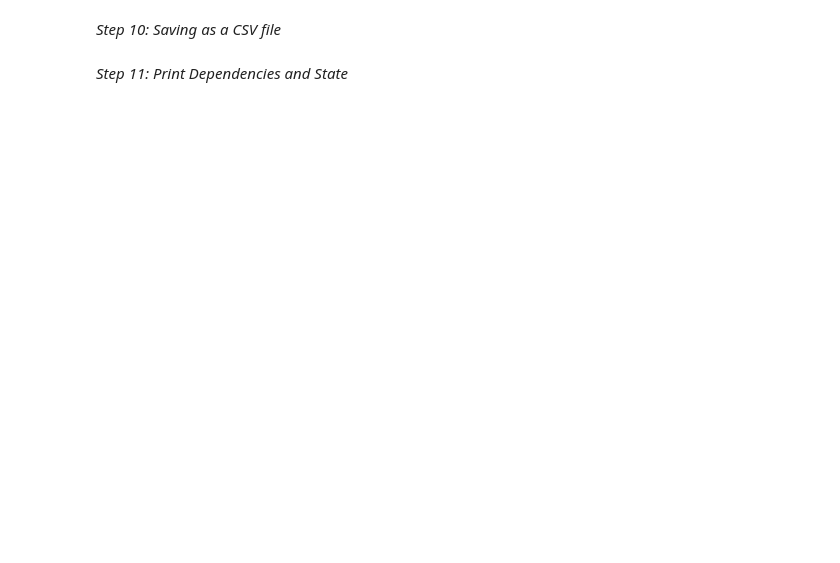
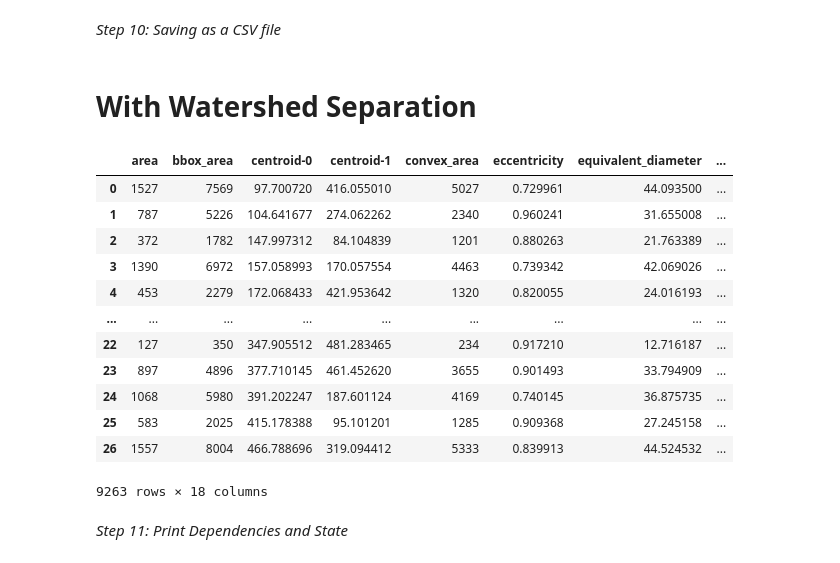
Before and after one commit to Nance-Lab/cellmorphflows, a Jupyter notebook: Dahl_Mglur5/2_Dahl_Mglur5_segmentation.ipynb, the cells around one changed output. Drawn from its saved outputs; the diff is of its cells as text; code cells hidden in the pictures; blank space fills up the shorter version.

```diff
--- a/Dahl_Mglur5/2_Dahl_Mglur5_segmentation.ipynb
+++ b/Dahl_Mglur5/2_Dahl_Mglur5_segmentation.ipynb
@@ -172,0 +146,59 @@ df.to_csv('/Users/hhelmbre/Desktop/Mglur5_publication_analysis/mean_threshold_qu
+# %% [markdown]
+# With Watershed Separation
+# %%
+j = 0
+df=[]
+source_dir = '/Users/hhelmbre/Desktop/Mglur5_publication_analysis/'
+
+for names in file_list:
+        file_name = str(cell_folder + '/' + names)
+        new_binary_mean = np.load(file_name)
+        label_image = label(new_binary_mean)
+
+        #Need to add in a separation step here
+        distance = ndimage.distance_transform_edt(label_image)
+        coords = peak_local_max(distance, footprint=np.ones((265, 265)), labels=label_image)
+        mask = np.zeros(distance.shape, dtype=bool)
+        mask[tuple(coords.T)] = True
+        markers, _ = ndimage.label(mask)
+        labels = watershed(-distance, markers, mask=label_image)
+
+        #Feel free to add them here as well. The computational time is pretty efficient
+        props = measure.regionprops_table(labels, properties=(properties_list))
+
+        if j == 0:
+            df = pd.DataFrame(props)
+            df['filename'] = names
+        else:
+            df2 = pd.DataFrame(props)
+            df2['filename'] = names
+            df = df.append(df2)
+
+        #Add in saving the segmentation labeled images
+        short_im_name = file_name.split('/')[6]
+        plt.imsave(str(source_dir + 'labeled_with_watershed/' + short_im_name[:-4] + '_labled_with_watershed.png'), labels)
+
+        j = 1
+# %%
+#Circularity
+df['circularity'] = 4*np.pi*df.area/df.perimeter**2
+
+#Aspect Ratio
+df['aspect_ratio'] = df.major_axis_length/df.minor_axis_length
+
+#viewing df
+df
+# %% [output]
+|  | area | bbox_area | centroid-0 | centroid-1 | convex_area | eccentricity | equivalent_diameter | ... |
+| 0 | 1527 | 7569 | 97.700720 | 416.055010 | 5027 | 0.729961 | 44.093500 | ... |
+| 1 | 787 | 5226 | 104.641677 | 274.062262 | 2340 | 0.960241 | 31.655008 | ... |
+| 2 | 372 | 1782 | 147.997312 | 84.104839 | 1201 | 0.880263 | 21.763389 | ... |
+| 3 | 1390 | 6972 | 157.058993 | 170.057554 | 4463 | 0.739342 | 42.069026 | ... |
+| 4 | 453 | 2279 | 172.068433 | 421.953642 | 1320 | 0.820055 | 24.016193 | ... |
+| ... | ... | ... | ... | ... | ... | ... | ... | ... |
+| 22 | 127 | 350 | 347.905512 | 481.283465 | 234 | 0.917210 | 12.716187 | ... |
+| 23 | 897 | 4896 | 377.710145 | 461.452620 | 3655 | 0.901493 | 33.794909 | ... |
+| 24 | 1068 | 5980 | 391.202247 | 187.601124 | 4169 | 0.740145 | 36.875735 | ... |
+| 25 | 583 | 2025 | 415.178388 | 95.101201 | 1285 | 0.909368 | 27.245158 | ... |
+| 26 | 1557 | 8004 | 466.788696 | 319.094412 | 5333 | 0.839913 | 44.524532 | ... |
+9263 rows × 18 columns
```
Also changed, not shown: parts of 9 cells of this notebook.
